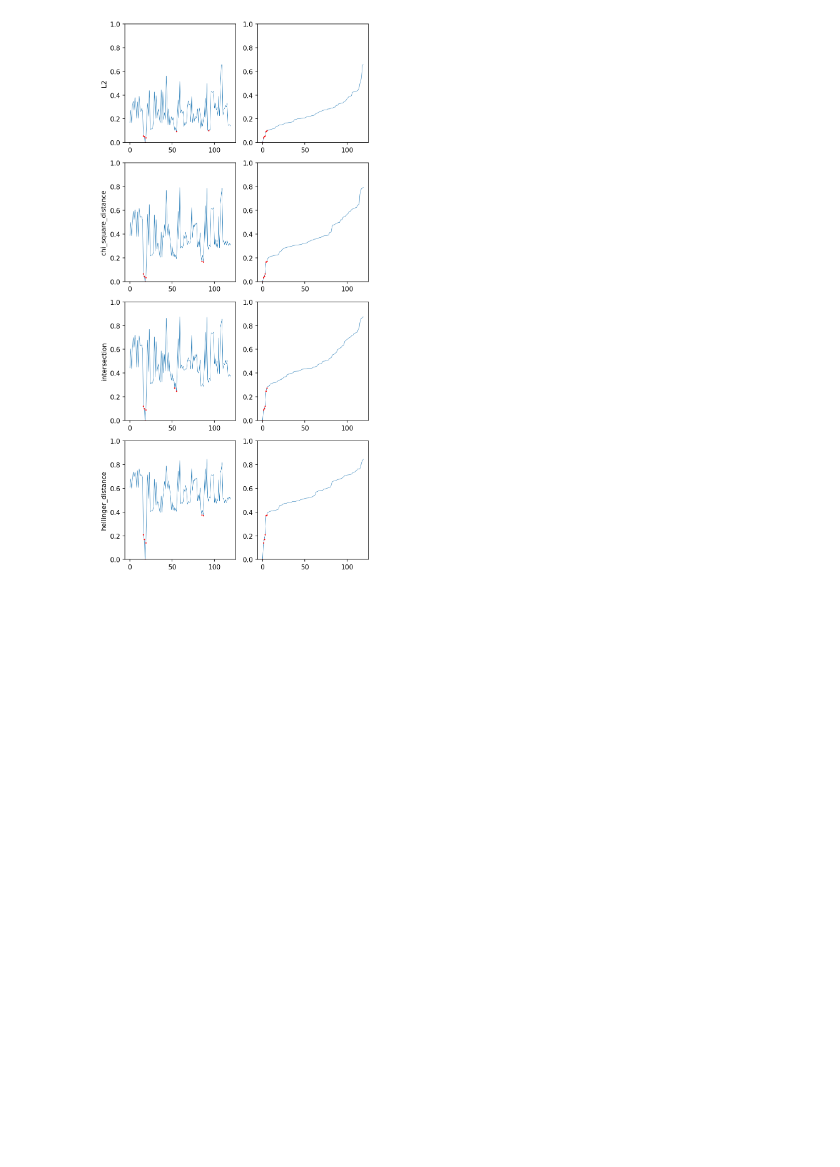
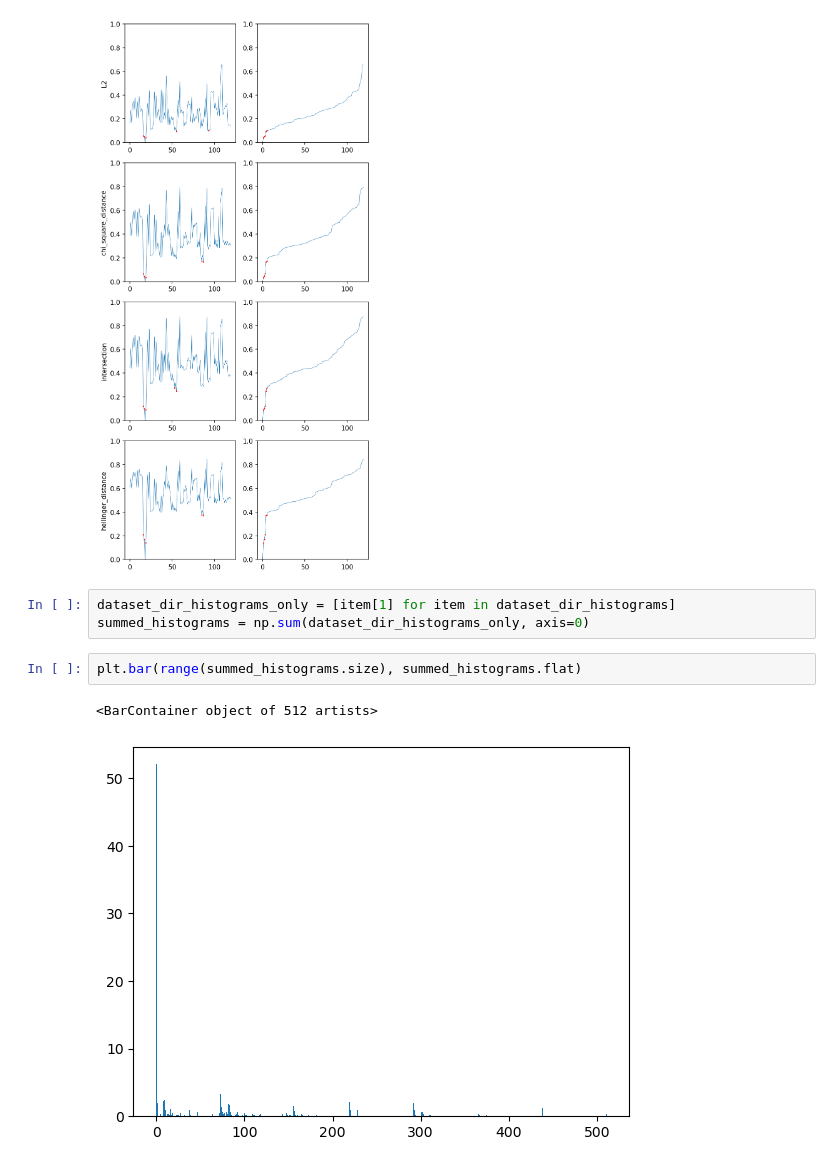
Before and after one commit to al-pi314/computer_vision, a Jupyter notebook: assigments/assigment2/solution.ipynb, the cells around one changed output. Cells and saved outputs as stored; diff of their text form; blank space fills up the shorter version.

```diff
--- a/assigments/assigment2/solution.ipynb
+++ b/assigments/assigment2/solution.ipynb
@@ -119,3 +119,11 @@ for i in range(len(distances_by_function)):
 plt.tight_layout()
 # %% [output]
 [figure]
+# %%
+dataset_dir_histograms_only = [item[1] for item in dataset_dir_histograms]
+summed_histograms = np.sum(dataset_dir_histograms_only, axis=0)
+# %%
+plt.bar(range(summed_histograms.size), summed_histograms.flat)
+# %% [output]
+<BarContainer object of 512 artists>
+[figure, added]
```
Also changed, not shown: parts of 8 cells of this notebook.
